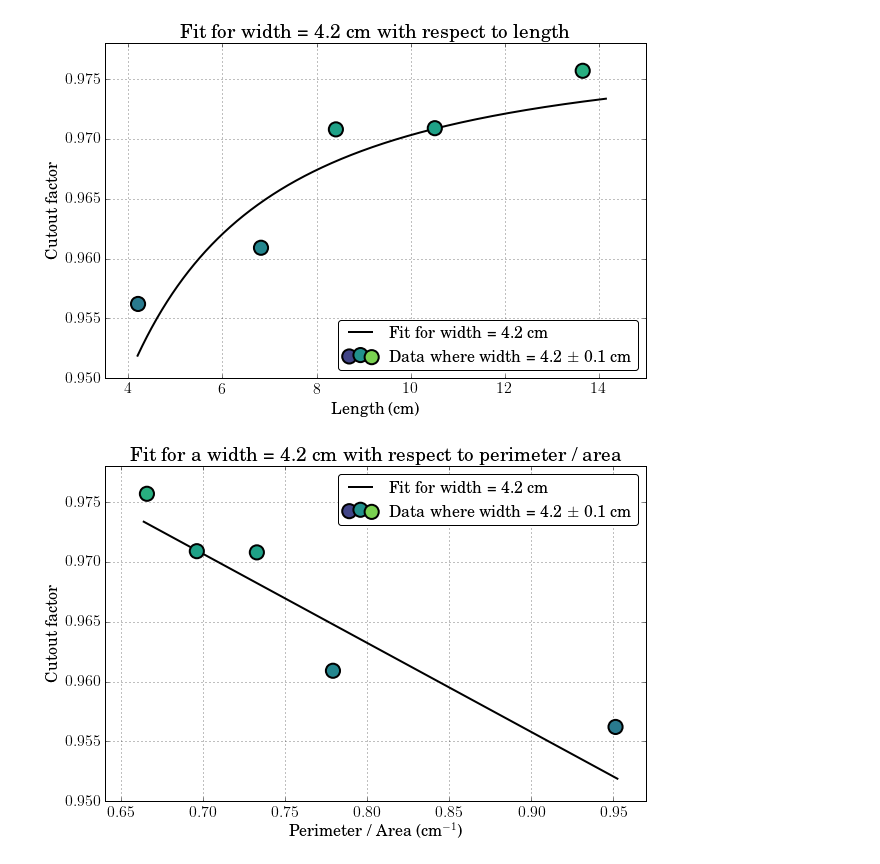
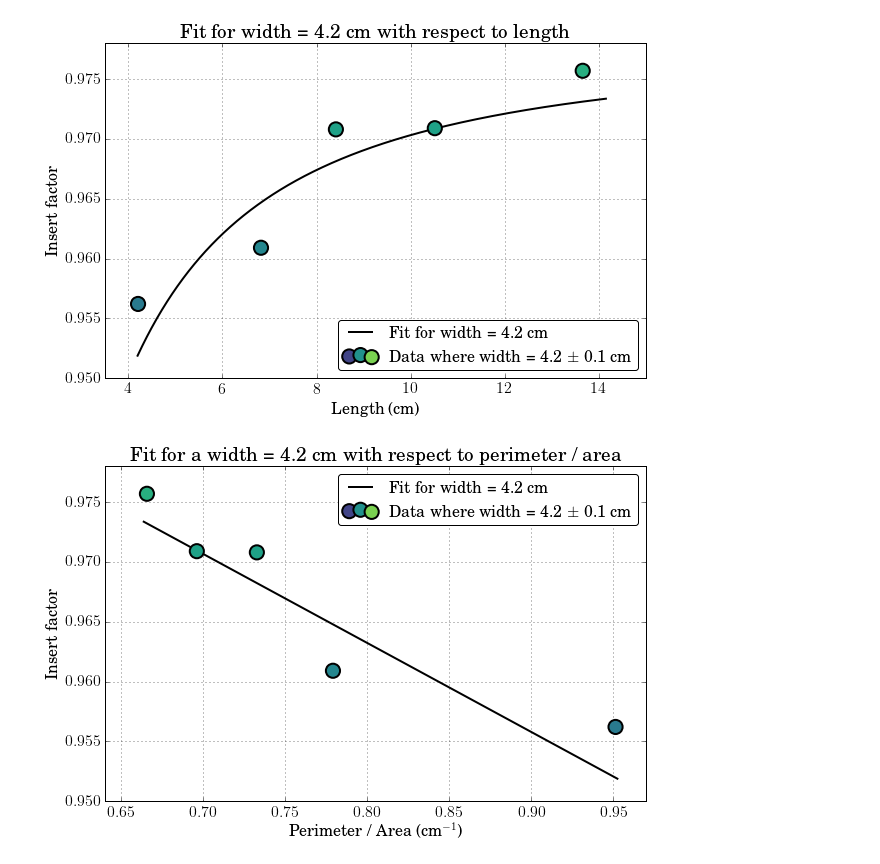
Before and after one commit to SimonBiggs/electronfactors, a Jupyter notebook: examples/Results -- Contour plots of model.ipynb, the cells around one changed output. Drawn from its saved outputs; the diff is of its cells as text; code cells hidden in the pictures.

```diff
--- a/examples/Results -- Contour plots of model.ipynb
+++ b/examples/Results -- Contour plots of model.ipynb
@@ -328,35 +328,35 @@ specific_width_eqPonA = specific_width_eqPonA[give_specific_width < 0.5]
 specific_width_length = specific_width_length[give_specific_width < 0.5]
 
 specific_width_prediction = model(specific_width, specific_width_eqPonA)
 plt.plot(specific_width_length, specific_width_prediction, 'k', lw=2, label=r'Fit for width = 4.2 cm')
 
 specific_width_ref = np.abs(width - specific_width[0]) < 0.1
 
 plt.scatter(
     length[specific_width_ref], factor[specific_width_ref],
     s=200, lw=2,
     c=factor[specific_width_ref], cmap=green_cm,
     vmin=vmin, vmax=vmax,
     zorder=3)
 
 plt.scatter(
     [-1]*3, [-1]*3, s=200, lw=2,
     c=[green_cm(0.2), green_cm(0.5), green_cm(0.8)],
     zorder=3,
     label=r'Data where width = 4.2 $\pm$ 0.1 cm')
 
 plt.xlim([3.5, 15])
 plt.ylim([0.95, 0.978])
 
 plt.xlabel('Length (cm)')
-plt.ylabel('Cutout factor')
+plt.ylabel('Insert factor')
 plt.title('Fit for width = 4.2 cm with respect to length')
 legend = plt.legend(fancybox=True, loc='lower right')
 legend.get_frame().set_facecolor('white')
 
 plt.grid(True)
 # %% [output]
-[figure, old version]
+[figure, new version]
 # %%
 plt.figure(figsize=(6 * 1.618, 6))
 
@@ -400,11 +400,11 @@ plt.ylim([0.95, 0.978])
 
 
 plt.xlabel('Perimeter / Area (cm$^{-1}$)')
-plt.ylabel('Cutout factor')
+plt.ylabel('Insert factor')
 plt.title('Fit for a width = 4.2 cm with respect to perimeter / area')
 legend = plt.legend(fancybox=True, loc='upper right')
 legend.get_frame().set_facecolor('white')
 
 plt.grid(True)
 # %% [output]
-[figure, old version]
+[figure, new version]
```
Also changed, not shown: parts of 4 cells of this notebook, 1 other file.
